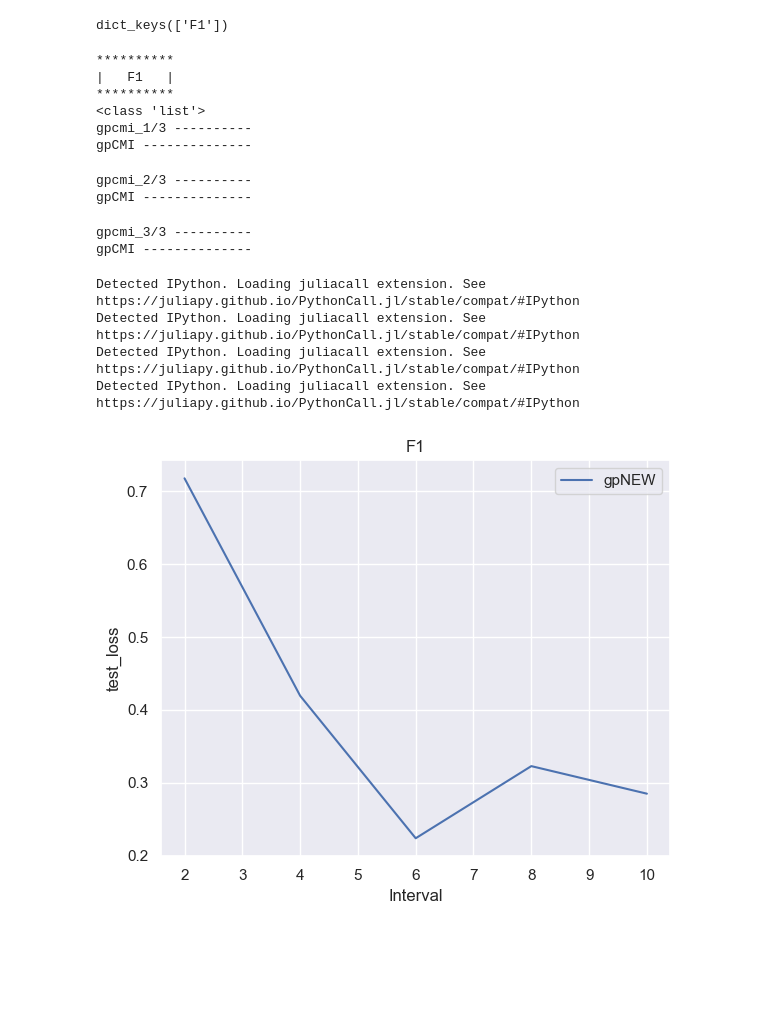
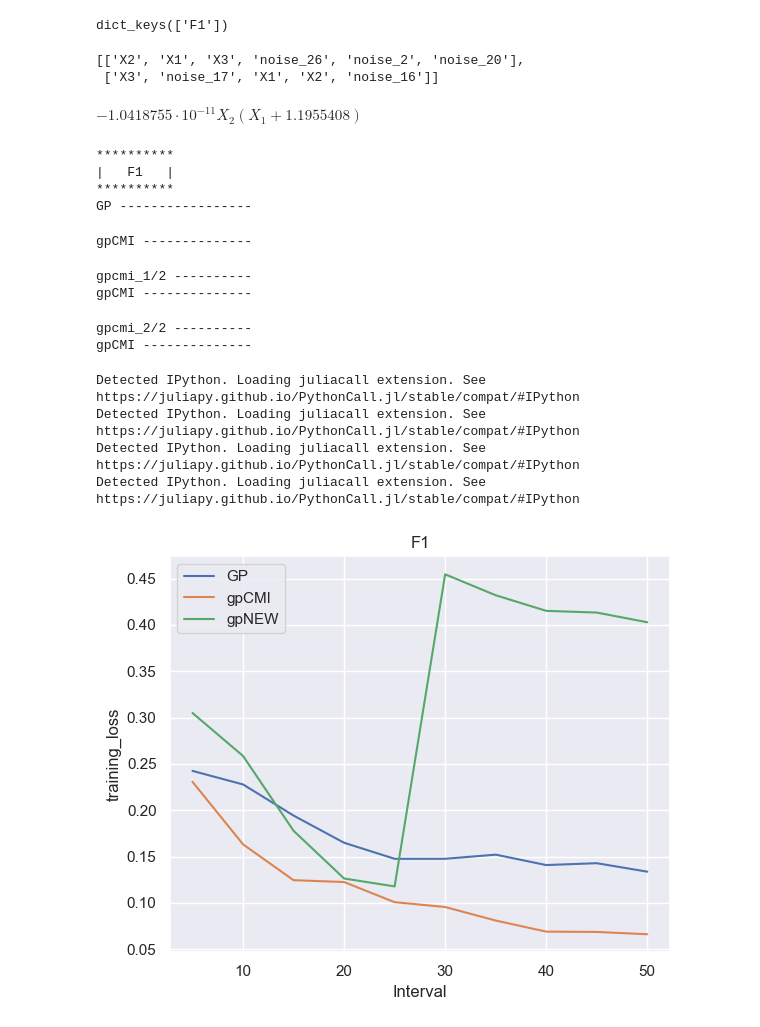
Before and after one commit to KevinHaka/Symbolic-Regression-Genetic-Programming, a Jupyter notebook: testing_methods.ipynb, the cells around one changed output. Cells and saved outputs as stored; diff of their text form; code cells hidden in the pictures; blank space fills up the shorter version.

```diff
--- a/testing_methods.ipynb
+++ b/testing_methods.ipynb
@@ -39,7 +39,7 @@ test_size = 0.2
 val_size = 0.25
 
 pysr_params = {
-    "populations": 5,
+    "populations": 1,
     "population_size": 20,
     "niterations": 50,
     "binary_operators": ["+", "-", "*"],
@@ -61,3 +175,12 @@ basic_params = {
+# %%
+features['F1']['gpNEW'][0]
+# %% [output]
+[['X2', 'X1', 'X3', 'noise_26', 'noise_2', 'noise_20'],
+ ['X3', 'noise_17', 'X1', 'X2', 'noise_16']]
+# %%
+equations['F1']['gpNEW'][1][0][-1].sympy_format
+# %% [output]
+$\displaystyle - 1.0418755 \cdot 10^{-11} X_{2} \left(X_{1} + 1.1955408\right)$
 # %%
 results = {}
 features = {}
@@ -80,7 +203,6 @@ for dataset_name, dataset in datasets.items():
             val_size=val_size
         ) for _ in range(n_runs)
     ]
-    print(type(train_val_test_sets_list))
 
     basic_params.update({"train_val_test_sets_list" : train_val_test_sets_list})
 
@@ -91,11 +213,11 @@ for dataset_name, dataset in datasets.items():
     # Run GP and store results
     results[dataset_name]['GP'], features[dataset_name]['GP'], equations[dataset_name]['GP'] = gp(**basic_params)
 
-    # Run GPSHAP and store results
-    results[dataset_name]['GPSHAP'], features[dataset_name]['GPSHAP'], equations[dataset_name]['GPSHAP'] = gpshap(
-        gp_best_equations=equations[dataset_name]['GP'],
-        **basic_params
-    )
+    # # Run GPSHAP and store results
+    # results[dataset_name]['GPSHAP'], features[dataset_name]['GPSHAP'], equations[dataset_name]['GPSHAP'] = gpshap(
+    #     gp_best_equations=equations[dataset_name]['GP'],
+    #     **basic_params
+    # )
 
     # Run GPCMI and store results
     results[dataset_name]['gpCMI'], features[dataset_name]["gpCMI"], equations[dataset_name]["gpCMI"] = gpcmi(
@@ -103,7 +225,7 @@ for dataset_name, dataset in datasets.items():
         **basic_params,
     )
 
-    # Run new_method and store results
+    # # Run new_method and store results
     results[dataset_name]['gpNEW'], features[dataset_name]["gpNEW"], equations[dataset_name]["gpNEW"] = new_method(
         {
             "fs_params":cmi_fs_params,
@@ -118,54 +240,53 @@ for dataset_name, dataset in datasets.items():
 **********
 |   F1   |
 **********
-<class 'list'>
-gpcmi_1/3 ----------
-gpCMI --------------
+GP -----------------
-gpcmi_2/3 ----------
 gpCMI --------------
-gpcmi_3/3 ----------
+gpcmi_1/2 ----------
 gpCMI --------------
-Detected IPython. Loading juliacall extension. See https://juliapy.github.io/PythonCall.jl/stable/compat/#IPython
-Detected IPython. Loading juliacall extension. See https://juliapy.github.io/PythonCall.jl/stable/compat/#IPython
-Detected IPython. Loading juliacall extension. See https://juliapy.github.io/PythonCall.jl/stable/compat/#IPython
-Detected IPython. Loading juliacall extension. See https://juliapy.github.io/PythonCall.jl/stable/compat/#IPython
+gpcmi_2/2 ----------
+gpCMI --------------
+Detected IPython. Loading juliacall extension. See https://juliapy.github.io/PythonCall.jl/stable/compat/#IPython
+Detected IPython. Loading juliacall extension. See https://juliapy.github.io/PythonCall.jl/stable/compat/#IPython
+Detected IPython. Loading juliacall extension. See https://juliapy.github.io/PythonCall.jl/stable/compat/#IPython
+Detected IPython. Loading juliacall extension. See https://juliapy.github.io/PythonCall.jl/stable/compat/#IPython
 # %%
-data = (results, features, equations)
-pickle.dump(data, open("data.pickle", "wb"))
-results, features, equations = pickle.load(open("data.pickle", "rb"))
+# data = (results, features, equations)
+# pickle.dump(data, open("data.pickle", "wb"))
+# results, features, equations = pickle.load(open("data.pickle", "rb"))
 # %%
-# metrics = 'training_loss'
+metrics = 'training_loss'
 # metrics = 'validation_loss'
-metrics = 'test_loss'
+# metrics = 'test_loss'
 n_datasets = len(results)
 record_interval = basic_params['record_interval']
 fig, axes = plt.subplots(1, n_datasets, figsize=(6 * n_datasets, 5))
 
 if n_datasets == 1:
     axes = [axes]  # Ensure axes is always iterable
 
 for ax, (dataset_name, dataset_results) in zip(axes, results.items()):
     # Get the number of intervals from any method (they should all be the same)
     method = next(iter(dataset_results))
     length = len(dataset_results[method][metrics].mean(axis=0))
 
     for method in dataset_results.keys():
         ax.plot(
             range(record_interval, length * record_interval + 1, record_interval),
             np.nanmedian(dataset_results[method][metrics], axis=0),
             label=method
         )
     ax.set_title(dataset_name)
     ax.set_xlabel("Interval")
     # ax.set_yscale("log")
     ax.legend()
 
 axes[0].set_ylabel(metrics)
 plt.tight_layout()
 
 plt.show()
 # %% [output]
-[figure, old version]
+[figure, new version]
 # %%
 from copy import deepcopy
 
```
Also changed, not shown: parts of 7 cells of this notebook, 3 other files.
